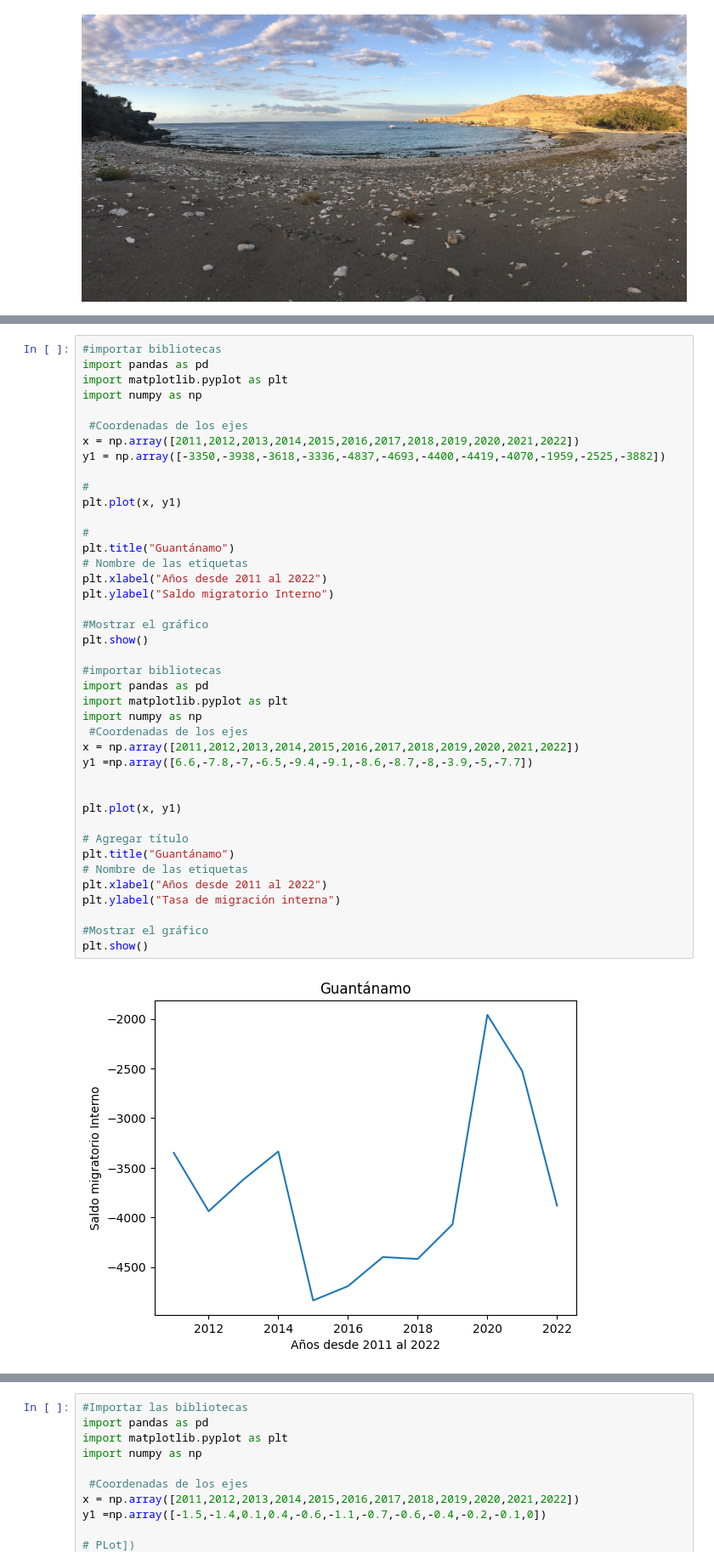
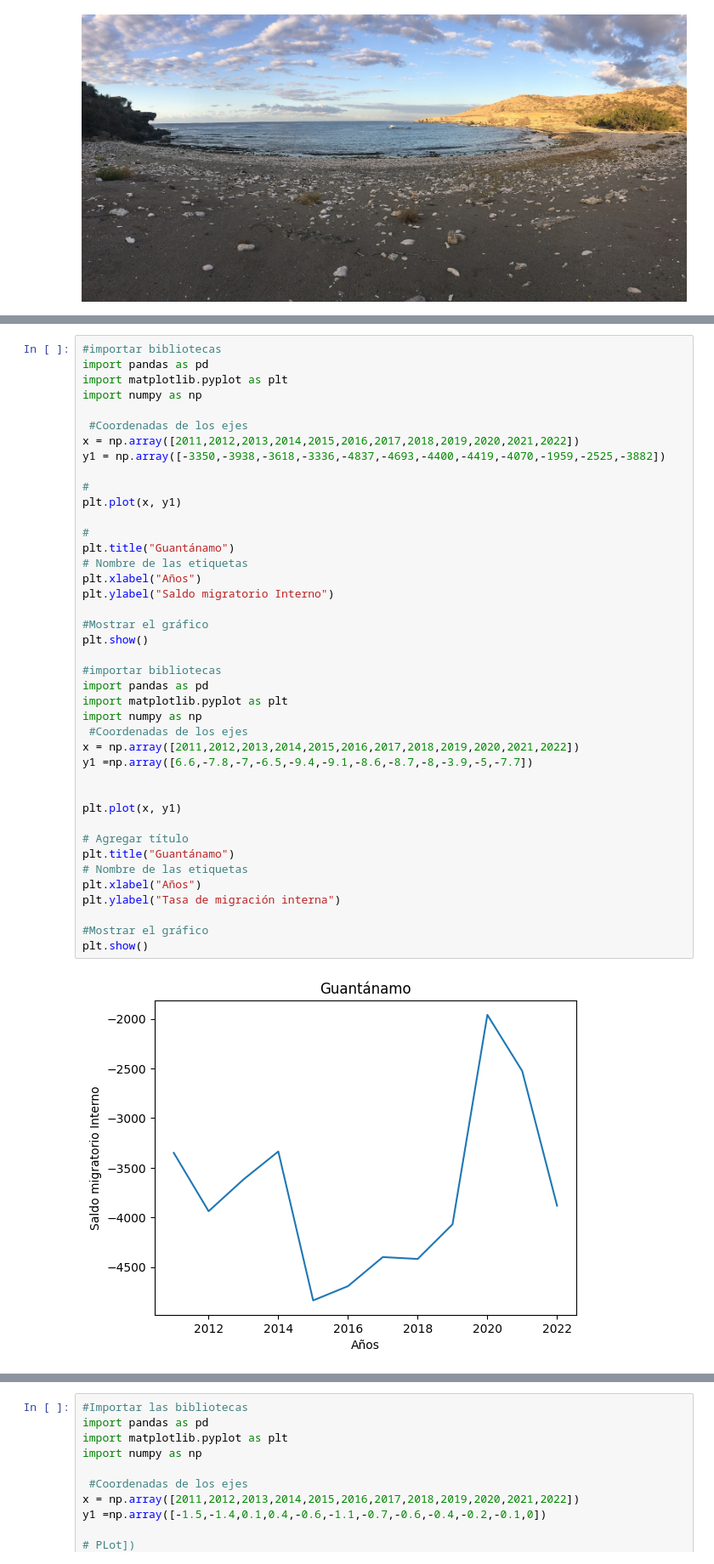
Before and after one commit to dalycastro/Guantanamo, a Jupyter notebook: Proyecto Final ICD.ipynb, the cells around one changed output, grey strips where cells are left out. Shown at 85% size. Saved outputs shown, nothing was run; the diff lists cells and outputs as text.

```diff
--- a/Proyecto Final ICD.ipynb
+++ b/Proyecto Final ICD.ipynb
@@ -30,33 +30,33 @@ y1 = np.array([-3350,-3938,-3618,-3336,-4837,-4693,-4400,-4419,-4070,-1959,-2525
 #
 plt.plot(x, y1)
 
 #
 plt.title("Guantánamo")
 # Nombre de las etiquetas
-plt.xlabel("Años desde 2011 al 2022")
+plt.xlabel("Años")
 plt.ylabel("Saldo migratorio Interno")
 
 #Mostrar el gráfico
 plt.show()
 
 #importar bibliotecas
 import pandas as pd
 import matplotlib.pyplot as plt
 import numpy as np
  #Coordenadas de los ejes
 x = np.array([2011,2012,2013,2014,2015,2016,2017,2018,2019,2020,2021,2022])
 y1 =np.array([6.6,-7.8,-7,-6.5,-9.4,-9.1,-8.6,-8.7,-8,-3.9,-5,-7.7])
 
 
 plt.plot(x, y1)
 
 # Agregar título
 plt.title("Guantánamo")
 # Nombre de las etiquetas
-plt.xlabel("Años desde 2011 al 2022")
+plt.xlabel("Años")
 plt.ylabel("Tasa de migración interna")
 
 #Mostrar el gráfico
 plt.show()
 # %% [output]
-[figure, old version]
+[figure, new version]
```
Also changed, not shown: parts of 10 cells of this notebook.
